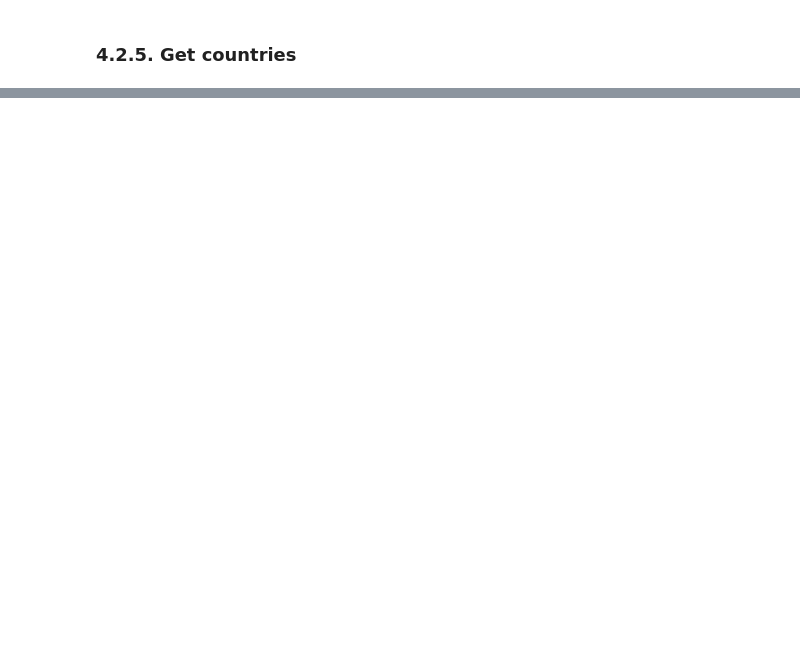
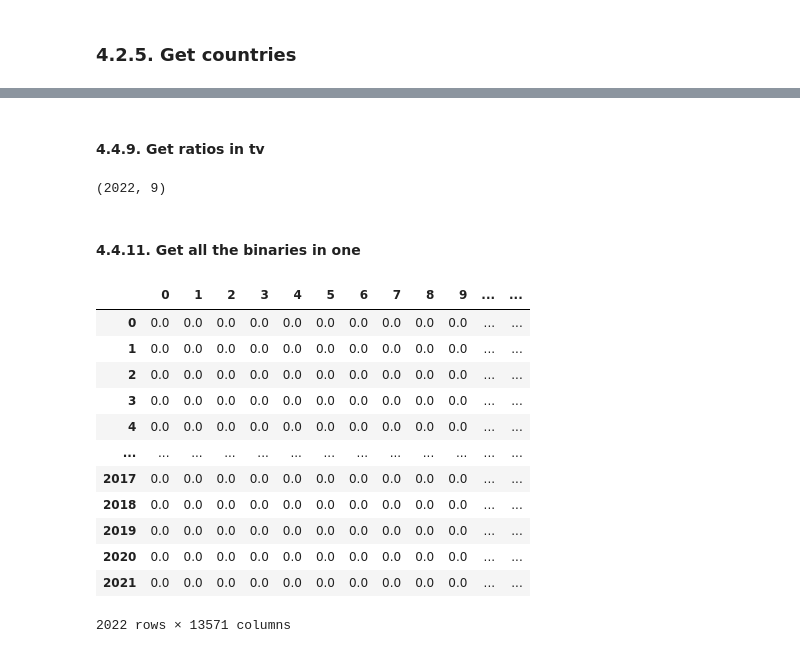
Before and after one commit to javiermunozalonso/testing-python-for-datascientists, a Jupyter notebook: recommender.ipynb, the cells around one changed output, grey strips where cells are left out. Cells and saved outputs as stored; diff of their text form; code cells hidden in the pictures; blank space fills up the shorter version.

```diff
--- a/recommender.ipynb
+++ b/recommender.ipynb
@@ -358,0 +658,13 @@ binary_countries = pd.DataFrame(binary_countries).transpose()
+# %%
+binary_countries2 = [[0] * 0 for i in range(len(set(flat_list6)))]
+
+for i in tv['country']:
+    k = 0
+    for j in countries_list2:
+        if j in i:
+            binary_countries2[k].append(1.0)
+        else:
+            binary_countries2[k].append(0.0)
+        k+=1
+
+binary_countries2 = pd.DataFrame(binary_countries2).transpose()
@@ -358,0 +673,13 @@ binary_countries = pd.DataFrame(binary_countries).transpose()
+# %%
+genres2 = []
+
+for i in tv['listed_in']:
+    genre2 = re.split(r', \s*', i)
+    genres2.append(genre2)
+
+flat_list7 = []
+for sublist in genres2:
+    for item in sublist:
+        flat_list7.append(item)
+
+genres_list2 = sorted(set(flat_list7))
@@ -358,0 +688,13 @@ binary_countries = pd.DataFrame(binary_countries).transpose()
+# %%
+binary_genres2 = [[0] * 0 for i in range(len(set(flat_list7)))]
+
+for i in tv['listed_in']:
+    k = 0
+    for j in genres_list2:
+        if j in i:
+            binary_genres2[k].append(1.0)
+        else:
+            binary_genres2[k].append(0.0)
+        k+=1
+
+binary_genres2 = pd.DataFrame(binary_genres2).transpose()
@@ -358,0 +713,38 @@ binary_countries = pd.DataFrame(binary_countries).transpose()
+# %% [markdown]
+#### 4.4.9. Get ratios in tv
+# %%
+binary_ratings2 = [[0] * 0 for i in range(len(set(ratings_list2)))]
+
+for i in tv['rating']:
+    k = 0
+    for j in ratings_list2:
+        if j in i:
+            binary_ratings2[k].append(1.0)
+        else:
+            binary_ratings2[k].append(0.0)
+        k+=1
+
+binary_ratings2 = pd.DataFrame(binary_ratings2).transpose()
+
+binary_ratings2.shape
+# %% [output]
+(2022, 9)
+# %% [markdown]
+#### 4.4.11. Get all the binaries in one
+# %%
+binary2 = pd.concat([binary_actors2, binary_countries2, binary_genres2], axis=1, ignore_index=True)
+binary2
+# %% [output]
+|  | 0 | 1 | 2 | 3 | 4 | 5 | 6 | 7 | 8 | 9 | ... | ... |
+| 0 | 0.0 | 0.0 | 0.0 | 0.0 | 0.0 | 0.0 | 0.0 | 0.0 | 0.0 | 0.0 | ... | ... |
+| 1 | 0.0 | 0.0 | 0.0 | 0.0 | 0.0 | 0.0 | 0.0 | 0.0 | 0.0 | 0.0 | ... | ... |
+| 2 | 0.0 | 0.0 | 0.0 | 0.0 | 0.0 | 0.0 | 0.0 | 0.0 | 0.0 | 0.0 | ... | ... |
+| 3 | 0.0 | 0.0 | 0.0 | 0.0 | 0.0 | 0.0 | 0.0 | 0.0 | 0.0 | 0.0 | ... | ... |
+| 4 | 0.0 | 0.0 | 0.0 | 0.0 | 0.0 | 0.0 | 0.0 | 0.0 | 0.0 | 0.0 | ... | ... |
+| ... | ... | ... | ... | ... | ... | ... | ... | ... | ... | ... | ... | ... |
+| 2017 | 0.0 | 0.0 | 0.0 | 0.0 | 0.0 | 0.0 | 0.0 | 0.0 | 0.0 | 0.0 | ... | ... |
+| 2018 | 0.0 | 0.0 | 0.0 | 0.0 | 0.0 | 0.0 | 0.0 | 0.0 | 0.0 | 0.0 | ... | ... |
+| 2019 | 0.0 | 0.0 | 0.0 | 0.0 | 0.0 | 0.0 | 0.0 | 0.0 | 0.0 | 0.0 | ... | ... |
+| 2020 | 0.0 | 0.0 | 0.0 | 0.0 | 0.0 | 0.0 | 0.0 | 0.0 | 0.0 | 0.0 | ... | ... |
+| 2021 | 0.0 | 0.0 | 0.0 | 0.0 | 0.0 | 0.0 | 0.0 | 0.0 | 0.0 | 0.0 | ... | ... |
+2022 rows × 13571 columns
```
Also changed, not shown: parts of 46 cells of this notebook.
